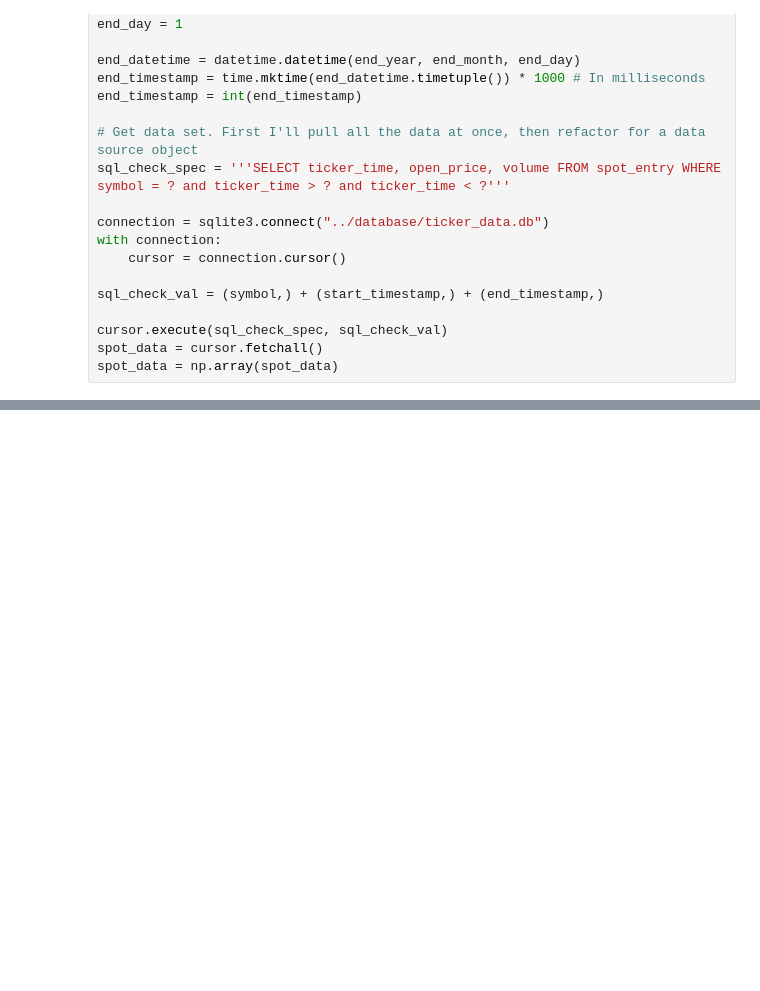
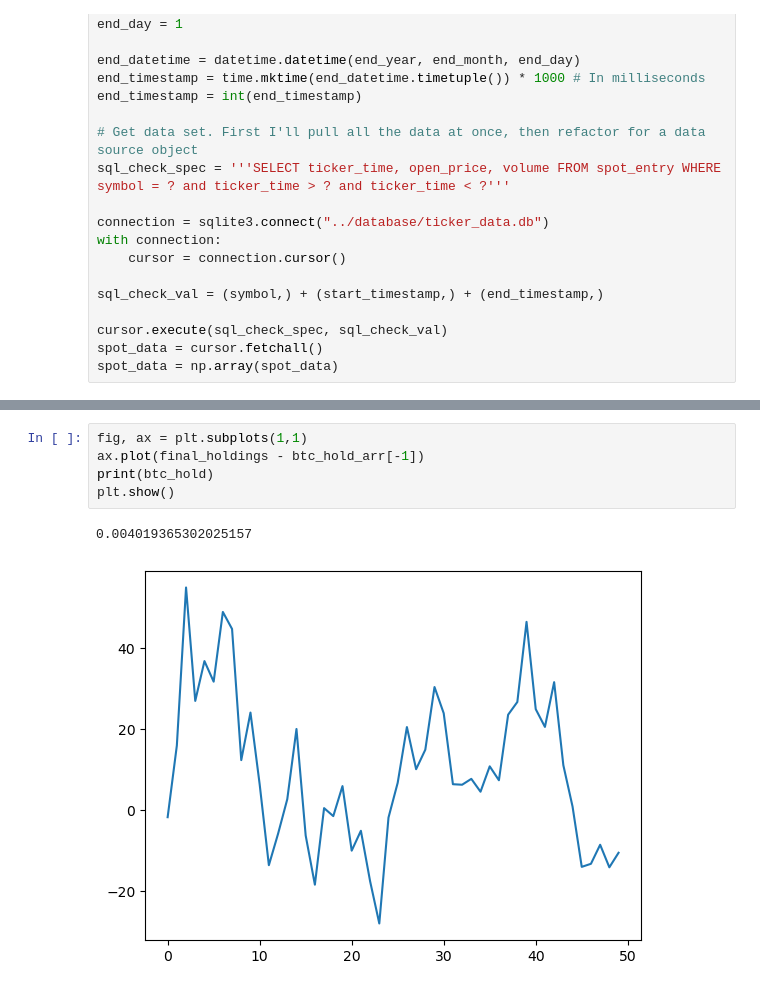
Before and after one commit to markjconnolly/algo_trading, a Jupyter notebook: notebooks/momentum.ipynb, the cells around one changed output, grey strips where cells are left out. Drawn from its saved outputs; the diff is of its cells as text; blank space fills up the shorter version.

```diff
--- a/notebooks/momentum.ipynb
+++ b/notebooks/momentum.ipynb
@@ -99,3 +127,11 @@ print(usd)
+# %%
+fig, ax = plt.subplots(1,1)
+ax.plot(final_holdings - btc_hold_arr[-1])
+print(btc_hold)
+plt.show()
+# %% [output]
+0.004019365302025157
+[figure, added]
 # %%
 fig, (ax1, ax2) = plt.subplots(2, 1)
 
```
Also changed, not shown: parts of 3 cells of this notebook, 23 other files.
